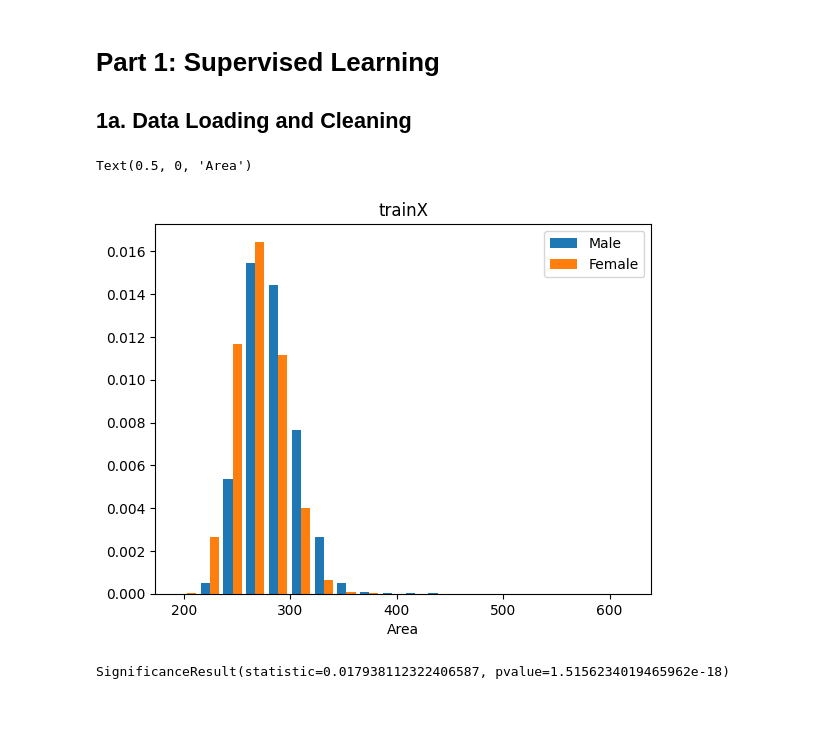
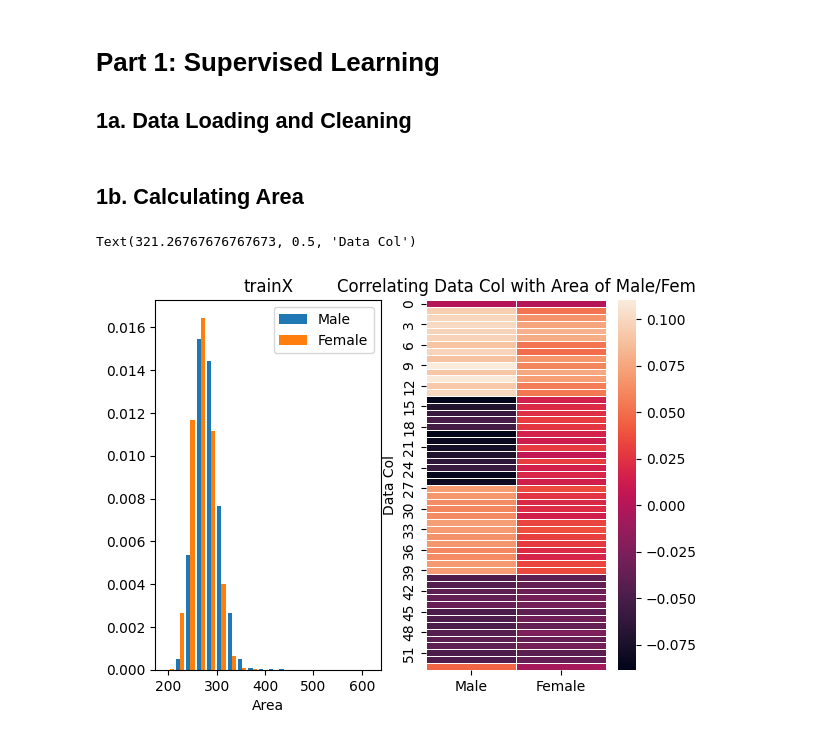
Before and after one commit to DavidScherArazi/NatBehFinalProj, a Jupyter notebook: final_project.ipynb, the cells around one changed output. Cells and saved outputs as stored; diff of their text form; code cells hidden in the pictures; blank space fills up the shorter version.

```diff
--- a/final_project.ipynb
+++ b/final_project.ipynb
@@ -42,4 +42,6 @@ testY_m = testY_nn.to_numpy()
 blindX_m = blindX_nn.to_numpy()
 
 # 150 row chunks
+# %% [markdown]
+## 1b. Calculating Area
 # %%
@@ -63,20 +67,30 @@ def getAreas(matrix):
 trainX_area = getAreas(trainX_m)
 testX_area = getAreas(testX_m)
 blindX_area = getAreas(blindX_m)
-# %%
-import matplotlib.pyplot as plt
-
-plt.hist(trainX_area, 20, label=["Male", "Female"], density=True)
-plt.legend()
-plt.title("trainX")
-plt.xlabel("Area")
-# %% [output]
-Text(0.5, 0, 'Area')
-[figure, removed]
-# %%
-import scipy.stats
-
-#scipy.stats.wilcoxon(area)
-scipy.stats.spearmanr(area[:, 1], trainX_m[:,37])
-# %% [output]
-SignificanceResult(statistic=0.017938112322406587, pvalue=1.5156234019465962e-18)
+# %%
+import matplotlib.pyplot as plt
+import scipy.stats
+import seaborn as sns
+
+plt.subplot(1, 2, 1)
+plt.hist(trainX_area, 20, label=["Male", "Female"], density=True)
+plt.legend()
+plt.title("trainX")
+plt.xlabel("Area")
+
+tx_corr = np.zeros([np.size(trainX_m, 1),2])
+
+for i in range(0, 2):
+    for j in range(1, np.size(trainX_m, 1)):
+        tx_corr[j, i] = scipy.stats.spearmanr(trainX_area[:, i], trainX_m[:, j]).statistic
+
+plt.subplot(1, 2, 2)
+sns.heatmap(tx_corr, linewidth=0.5, xticklabels=["Male", "Female"])
+plt.title("Correlating Data Col with Area of Male/Fem")
+plt.ylabel("Data Col")
+
+
+#scipy.stats.wilcoxon(area)
+# %% [output]
+Text(321.26767676767673, 0.5, 'Data Col')
+[figure, added]
```
Also changed, not shown: parts of 28 cells of this notebook.
